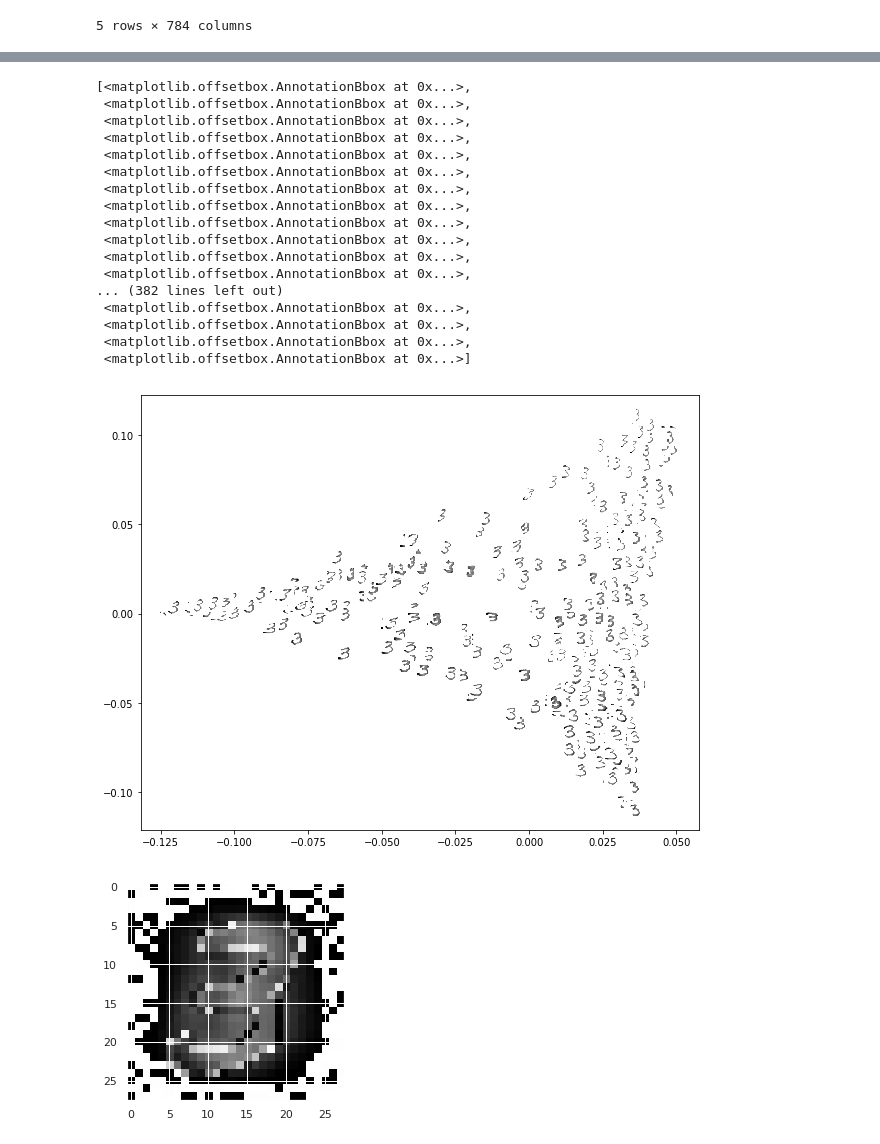
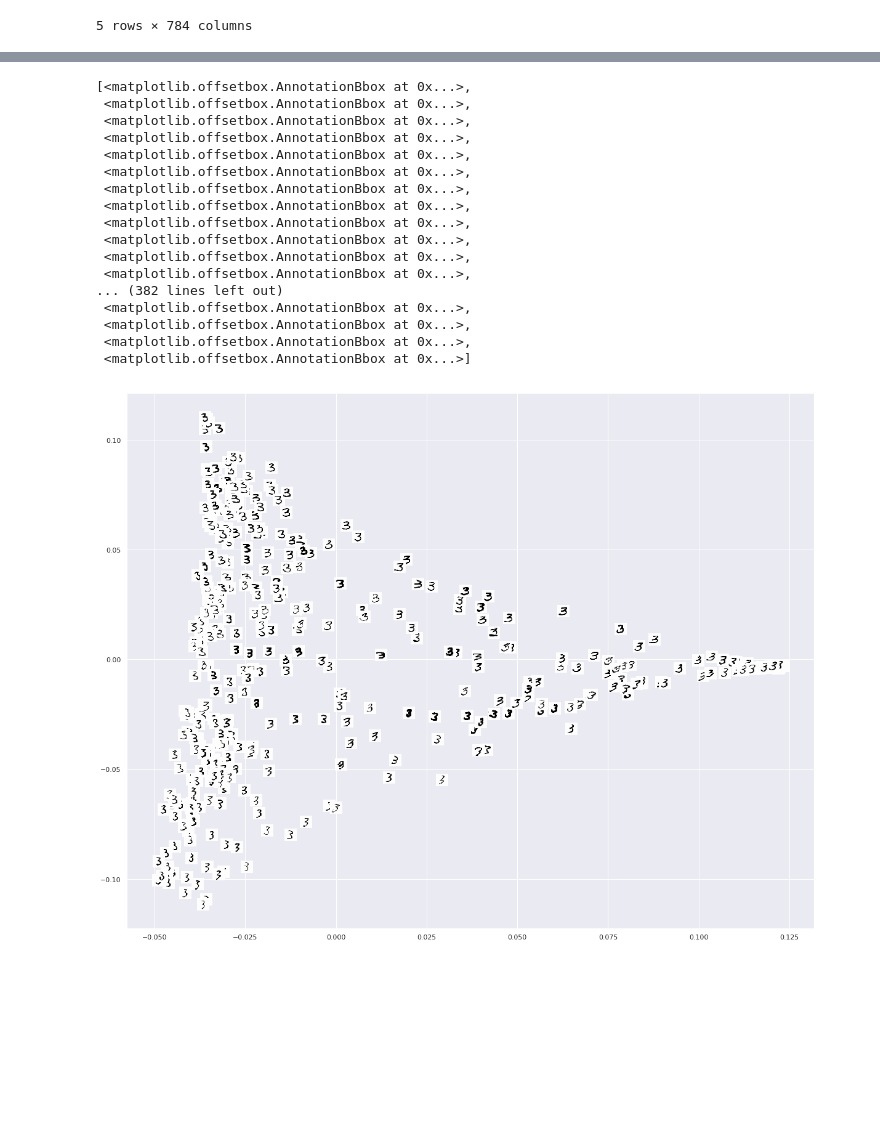
Before and after one commit to shreesha-1990/657A-Assignments, a Jupyter notebook: ECE - 657A Assignment1.ipynb, the cells around one changed output, grey strips where cells are left out. Saved outputs shown, nothing was run; the diff lists cells and outputs as text; code cells hidden in the pictures; blank space fills up the shorter version.

```diff
--- a/ECE - 657A Assignment1.ipynb
+++ b/ECE - 657A Assignment1.ipynb
@@ -406,19 +407,14 @@ sns.scatterplot(ax = ax, x="LLE Component 1", y="LLE Component 2", alpha = 0.7,
 from PIL import Image
 df_img=pd.read_csv("data/DataB.csv")
 df_img = df_img.loc[:, ~df_img.columns.str.contains('^Unnamed')]
-df_img.drop(columns = ['gnd'], inplace = True)
-pixels = df_img.loc[2000, :]
+df_3 = df_img.loc[df_img['gnd'].isin([3])]
+df_3.drop(columns = ['gnd'], inplace = True)
+pixels = df_3.iloc[5, :]
 pixels = np.array(pixels, dtype='uint8')
-
 # Reshape the array into 28 x 28 array (2-dimensional array)
 pixels = pixels.reshape((28, 28))
-# img = Image.fromarray(pixels, 'RGB')
-# Plot
 img = Image.fromarray(pixels)
-fig, ax = plt.subplots(figsize=(0.3, 0.3))
-# plt.scatter(0,0, plt.imshow(pixels, cmap='gray_r'))
+fig, ax = plt.subplots(figsize=(0.5, 0.5))
+plt.axis('off')
 img = plt.imshow(pixels, cmap='gray_r')
-# plt.savefig('3.png')
-# im = Image.open("3.png)
-# type(img)
 # %% [output]
@@ -468,53 +461,43 @@ main(x, y, z)
 # %%
 from matplotlib.offsetbox import OffsetImage, AnnotationBbox
-from matplotlib.cbook import get_sample_data
 import cv2
 def imscatter(x, y, z, ax=None, zoom=0.6):
     if ax is None:
         ax = plt.gca()
-#     try:
-#         image = plt.imread(image)
-#     except TypeError:
-#         # Likely already an array...
-#         pass
     x, y = np.atleast_1d(x, y)
     artists = []
     for x0, y0, z0 in zip(x, y, z):
         z0 = z0.reshape(28, 28)
-#         img = z0*255.
-#         img = 255 - z0
-#         img = z0.astype(np.uint8)
-        # OpenCV uses BGR and plt uses RGB
-#         img = cv2.imread(path, cv2.IMREAD_GRAYSCALE)
-        im = OffsetImage(z0, norm=plt.Normalize(0,255), cmap="Greys", zoom=zoom)
+        im = OffsetImage(z0, norm=plt.Normalize(0,255), cmap="Greys", zoom=zoom, alpha = 1)
         ab = AnnotationBbox(im, (x0, y0), xycoords='data', frameon=False)
         artists.append(ax.add_artist(ab))
     ax.update_datalim(np.column_stack([x, y]))
     ax.autoscale()
     return artists
 
+
 x = df_lle_3['LLE Component 1']
 y = df_lle_3['LLE Component 2']
 z =  np.array(df_3)
 
-fig, ax = plt.subplots(figsize=(10, 8))
-imscatter(x,y,z)
+fig, ax = plt.subplots(figsize=(20, 16))
+imscatter(x,y,z, zoom = 0.7)
 # %% [output]
 [<matplotlib.offsetbox.AnnotationBbox at 0x...>,
  <matplotlib.offsetbox.AnnotationBbox at 0x...>,
  <matplotlib.offsetbox.AnnotationBbox at 0x...>,
  <matplotlib.offsetbox.AnnotationBbox at 0x...>,
  <matplotlib.offsetbox.AnnotationBbox at 0x...>,
  <matplotlib.offsetbox.AnnotationBbox at 0x...>,
  <matplotlib.offsetbox.AnnotationBbox at 0x...>,
  <matplotlib.offsetbox.AnnotationBbox at 0x...>,
  <matplotlib.offsetbox.AnnotationBbox at 0x...>,
  <matplotlib.offsetbox.AnnotationBbox at 0x...>,
  <matplotlib.offsetbox.AnnotationBbox at 0x...>,
  <matplotlib.offsetbox.AnnotationBbox at 0x...>,
 ... (382 lines left out)
  <matplotlib.offsetbox.AnnotationBbox at 0x...>,
  <matplotlib.offsetbox.AnnotationBbox at 0x...>,
  <matplotlib.offsetbox.AnnotationBbox at 0x...>,
  <matplotlib.offsetbox.AnnotationBbox at 0x...>]
-[figure, old version]
+[figure, new version]
@@ -529,27 +503,0 @@ pixels = pixels.reshape((28, 28))
-# %%
-import numpy as np
-import matplotlib.pyplot as plt
-
-# X = 10*np.random.rand(5, 3)
-
-fig, ax = plt.subplots()
-ax.imshow(pixels, interpolation='nearest', cmap='gray_r')
-
-numrows, numcols = pixels.shape
-
-
-# def format_coord(x, y):
-#     col = int(x + 0.5)
-#     row = int(y + 0.5)
-#     if col >= 0 and col < numcols and row >= 0 and row < numrows:
-#         z = X[row, col]
-#         return 'x=%1.4f, y=%1.4f, z=%1.4f' % (x, y, z)
-#     else:
-#         return 'x=%1.4f, y=%1.4f' % (x, y)
-
-x = df_lle_3['LLE Component 1']
-y = df_lle_3['LLE Component 2']
-ax.format_coord = x, y
-plt.show()
-# %% [output]
-[figure, removed]
```
Also changed, not shown: parts of 9 cells of this notebook.
